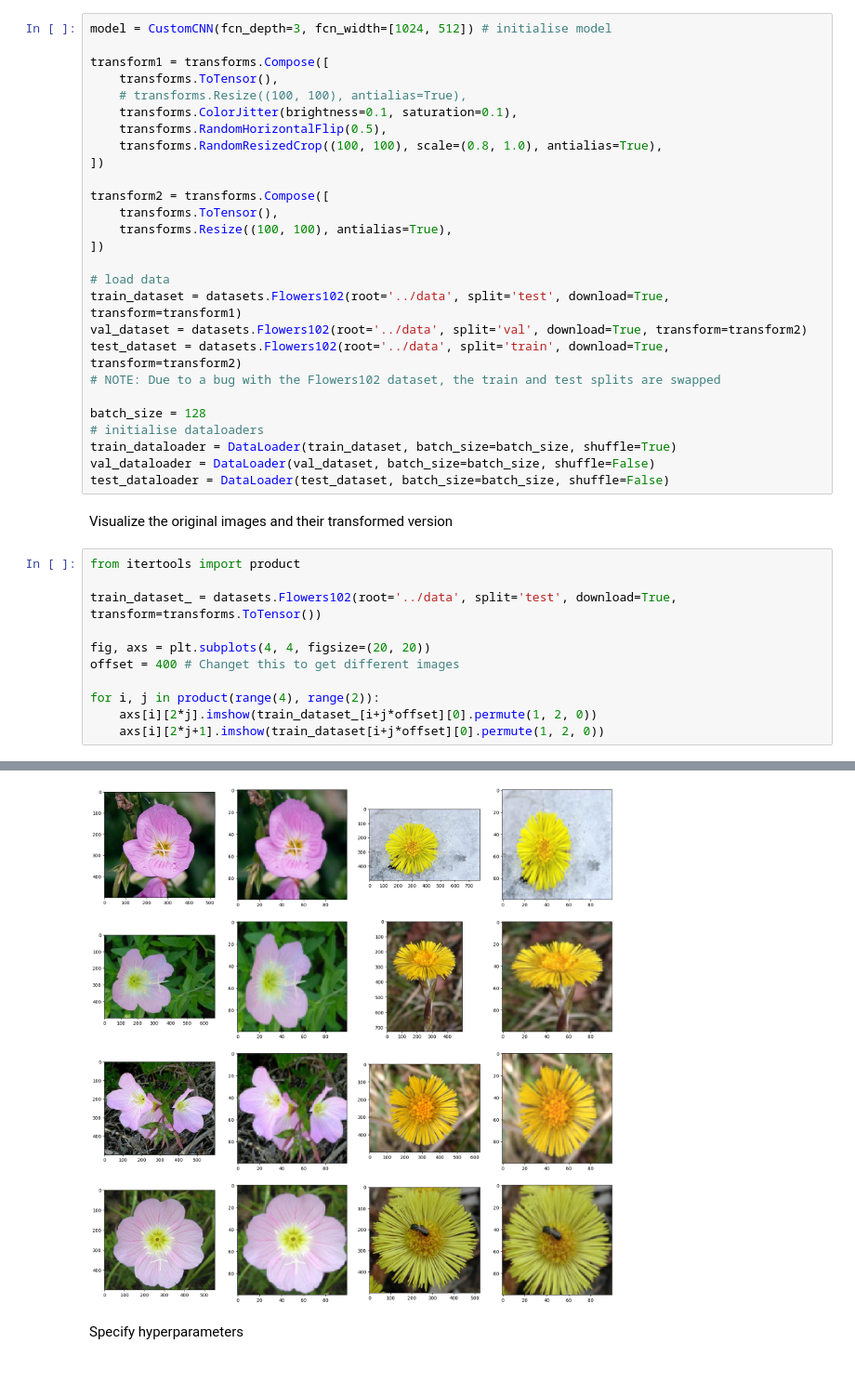
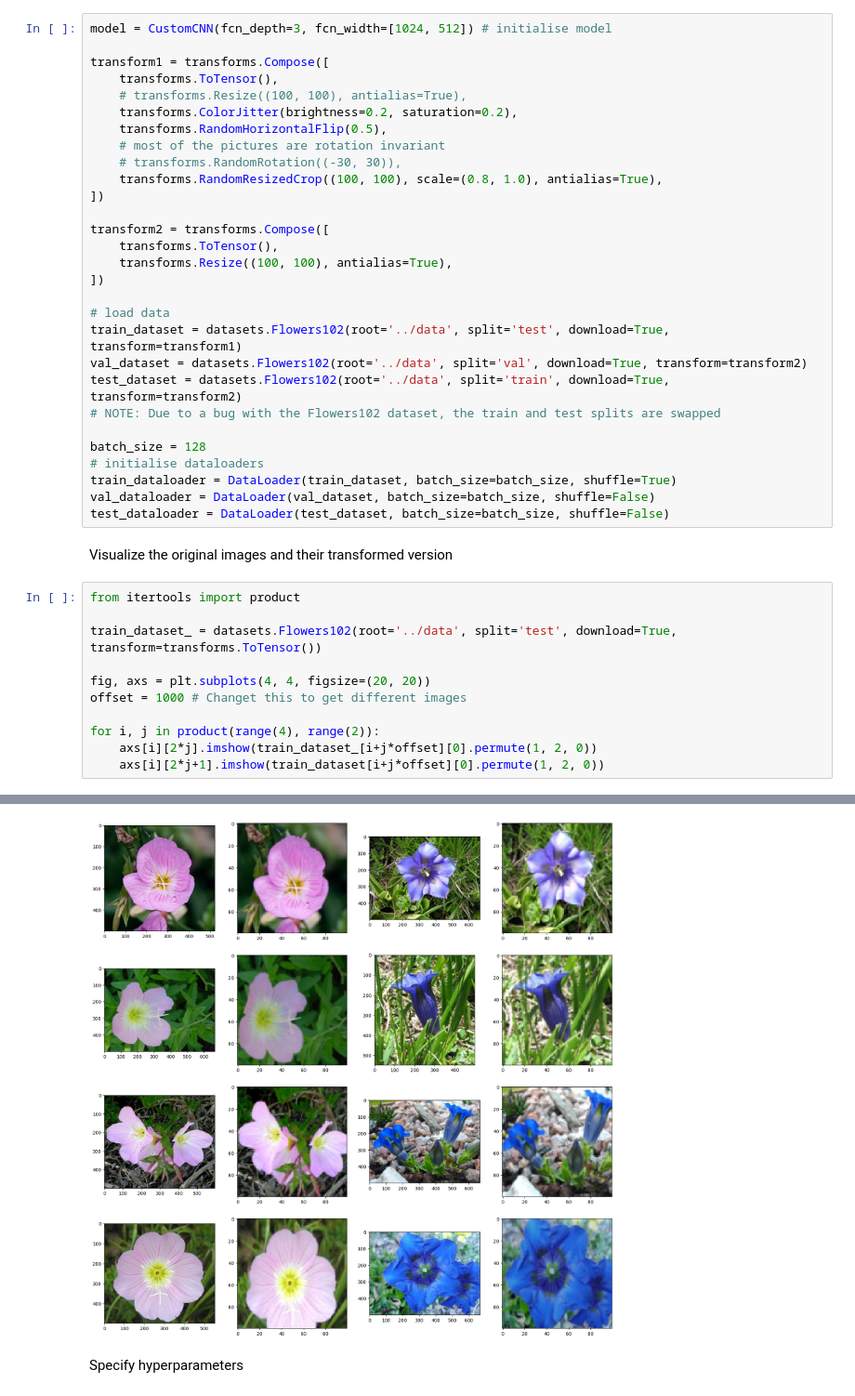
Before and after one commit to A-Alviento/ntu-sc4001-cnn-flower-classification-enhancement, a Jupyter notebook: notebooks/baseline_model_not_preprocessed.ipynb, the cells around one changed output, grey strips where cells are left out. Shown at 93% size. Saved outputs shown, nothing was run; the diff lists cells and outputs as text.

```diff
--- a/notebooks/baseline_model_not_preprocessed.ipynb
+++ b/notebooks/baseline_model_not_preprocessed.ipynb
@@ -26,8 +26,10 @@ model = CustomCNN(fcn_depth=3, fcn_width=[1024, 512]) # initialise model
 transform1 = transforms.Compose([
     transforms.ToTensor(),
     # transforms.Resize((100, 100), antialias=True),
-    transforms.ColorJitter(brightness=0.1, saturation=0.1),
+    transforms.ColorJitter(brightness=0.2, saturation=0.2),
     transforms.RandomHorizontalFlip(0.5),
+    # most of the pictures are rotation invariant
+    # transforms.RandomRotation((-30, 30)),
     transforms.RandomResizedCrop((100, 100), scale=(0.8, 1.0), antialias=True),
 ])
 
@@ -55,7 +57,7 @@ from itertools import product
 train_dataset_ = datasets.Flowers102(root='../data', split='test', download=True, transform=transforms.ToTensor())
 
 fig, axs = plt.subplots(4, 4, figsize=(20, 20))
-offset = 400 # Changet this to get different images
+offset = 1000 # Changet this to get different images
 
 for i, j in product(range(4), range(2)):
     axs[i][2*j].imshow(train_dataset_[i+j*offset][0].permute(1, 2, 0))
@@ -65,4 +68,4 @@ Clipping input data to the valid range for imshow with RGB data ([0..1] for floa
-[figure, old version]
+[figure, new version]
 # %% [markdown]
 Specify hyperparameters
 # %%
```
Also changed, not shown: parts of 4 cells of this notebook, 1 other file.
